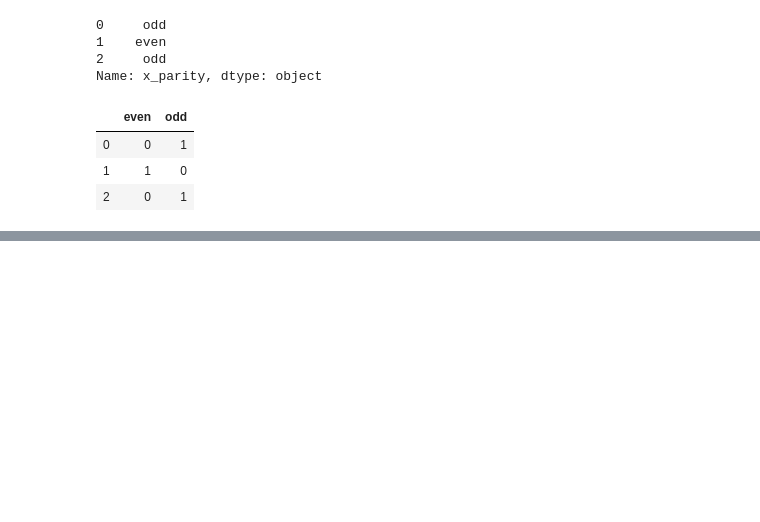
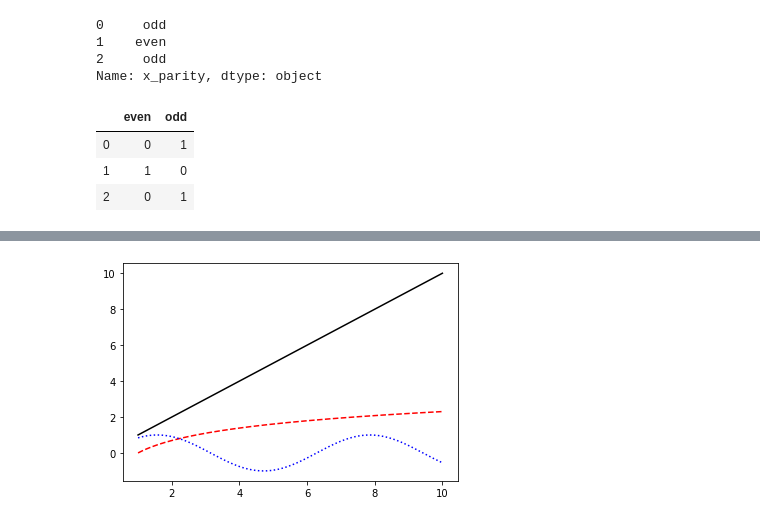
Before and after one commit to PacktWorkshops/The-Statistics-and-Calculus-with-Python-Workshop, a Jupyter notebook: Chapter02/Code Samples.ipynb, the cells around one changed output, grey strips where cells are left out. Cells and saved outputs as stored; diff of their text form; code cells hidden in the pictures; blank space fills up the shorter version.

```diff
--- a/Chapter02/Code Samples.ipynb
+++ b/Chapter02/Code Samples.ipynb
@@ -325,0 +360,17 @@ pd.get_dummies(df['x_parity'])
+# %%
+x = np.linspace(1, 10, 1000)
+
+linear_line = x
+log_curve = np.log(x)
+sin_wave = np.sin(x)
+
+curves = [linear_line, log_curve, sin_wave]
+colors = ['k', 'r', 'b']
+styles = ['-', '--', ':']
+
+for curve, color, style in zip(curves, colors, styles):
+    plt.plot(x, curve, c=color, linestyle=style)
+
+plt.show()
+# %% [output]
+[figure, added]
```
Also changed, not shown: parts of 24 cells of this notebook, 3 other files.
